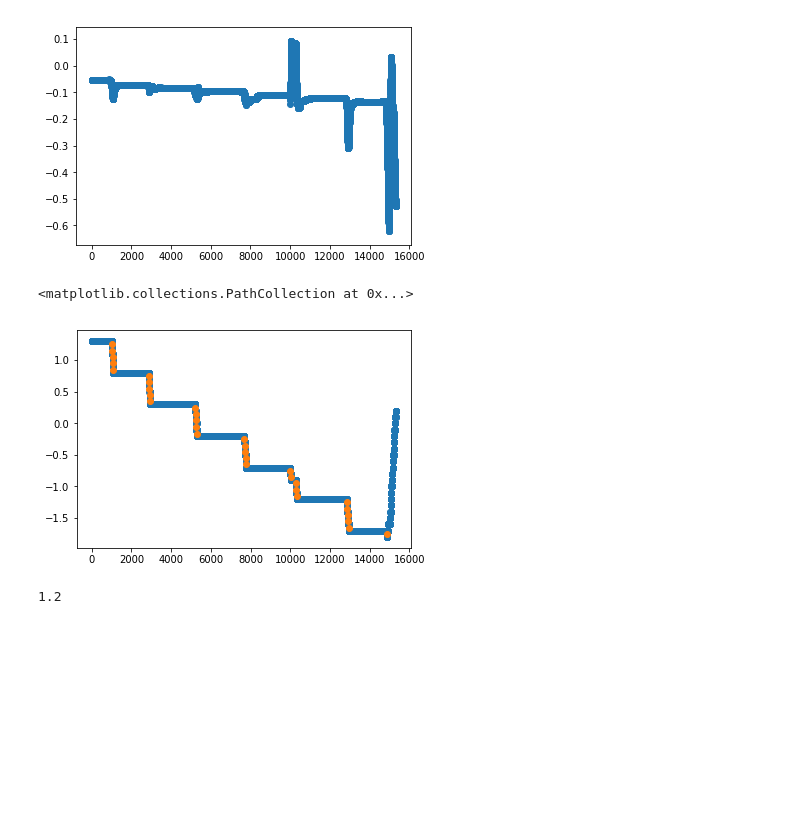
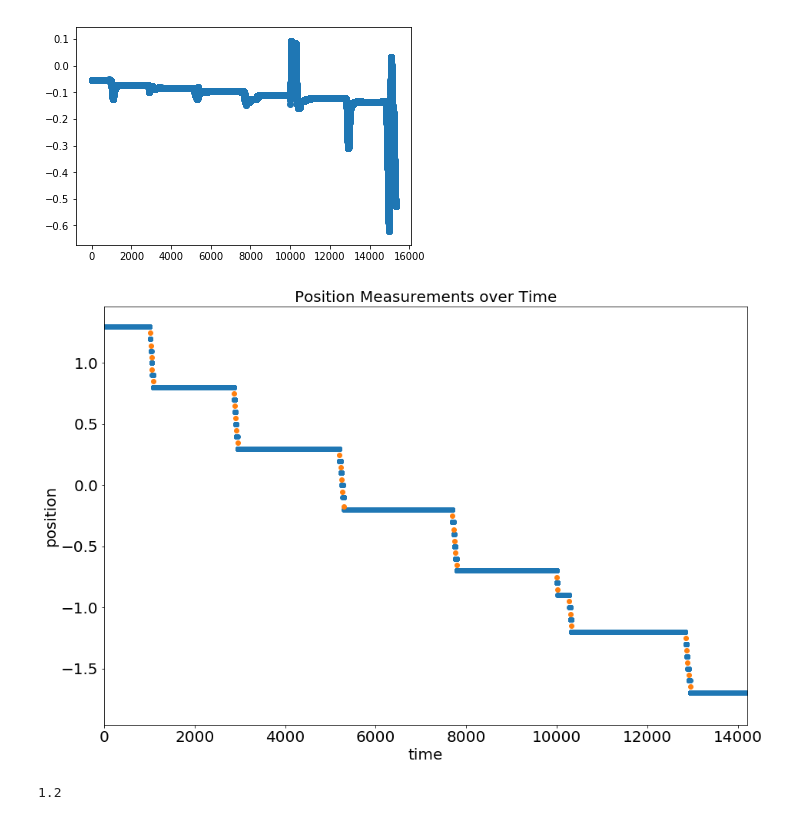
Before and after one commit to shaandesai1/sensornetworks, a Jupyter notebook: lab2/distance_measurement.ipynb, the cells around one changed output. Drawn from its saved outputs; the diff is of its cells as text; code cells hidden in the pictures; blank space fills up the shorter version.

```diff
--- a/lab2/distance_measurement.ipynb
+++ b/lab2/distance_measurement.ipynb
@@ -23,9 +23,3 @@ plt.scatter(range(df.shape[0]),df["field.transform.translation.x"])
 # %% [output]
 <matplotlib.collections.PathCollection at 0x...>
 [figure]
-# %%
-plt.scatter(range(df.shape[0]),dround)
-plt.scatter(z.index,z.values)
-# %% [output]
-<matplotlib.collections.PathCollection at 0x...>
-[figure, removed]
@@ -32,3 +37,17 @@ plt.scatter(z.index,z.values)
+# %%
+plt.figure(figsize=(15,10))
+plt.scatter(range(df.shape[0]),dround)
+plt.scatter(z.index,z.values)
+plt.xlim([0,14200])
+fs = 20
+plt.xlabel('time',fontsize=fs)
+plt.ylabel('position',fontsize=fs)
+plt.xticks(fontsize=fs)
+plt.yticks(fontsize=fs)
+plt.title('Position Measurements over Time',fontsize=fs)
+plt.savefig('pos.svg',bbox_inches='tight')
+# %% [output]
+[figure, added]
 # %%
 dround[1013]
 # %% [output]
```
Also changed, not shown: parts of 4 cells of this notebook, 1 other file.
